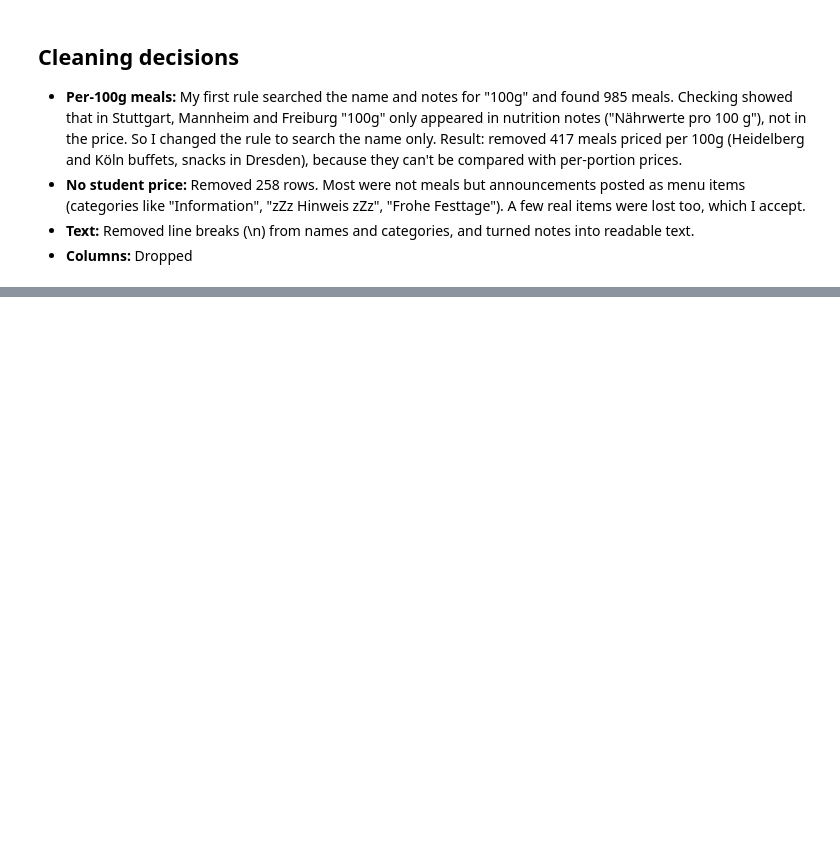
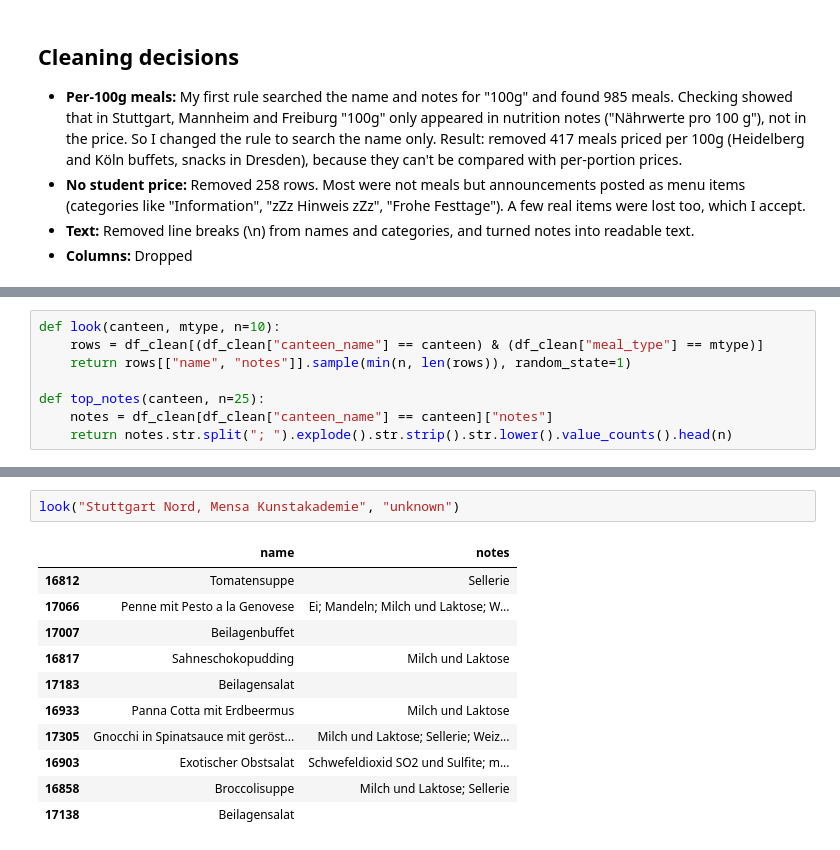
Before and after one commit to jasmeetkaurpelia/mensa-cost-of-living-analysis, a Jupyter notebook: notebooks/02_cleaning.ipynb, the cells around one changed output, grey strips where cells are left out. Cells and saved outputs as stored; diff of their text form; blank space fills up the shorter version.

```diff
--- a/notebooks/02_cleaning.ipynb
+++ b/notebooks/02_cleaning.ipynb
@@ -316,0 +460,8 @@ df_clean.to_csv("../data/processed/meals_clean.csv", index=False)
+# %%
+def look(canteen, mtype, n=10):
+    rows = df_clean[(df_clean["canteen_name"] == canteen) & (df_clean["meal_type"] == mtype)]
+    return rows[["name", "notes"]].sample(min(n, len(rows)), random_state=1)
+
+def top_notes(canteen, n=25):
+    notes = df_clean[df_clean["canteen_name"] == canteen]["notes"]
+    return notes.str.split("; ").explode().str.strip().str.lower().value_counts().head(n)
@@ -316,0 +536,14 @@ df_clean.to_csv("../data/processed/meals_clean.csv", index=False)
+# %%
+look("Stuttgart Nord, Mensa Kunstakademie", "unknown")
+# %% [output]
+|  | name | notes |
+| 16812 | Tomatensuppe | Sellerie |
+| 17066 | Penne mit Pesto a la Genovese | Ei; Mandeln; Milch und Laktose; W... |
+| 17007 | Beilagenbuffet |  |
+| 16817 | Sahneschokopudding | Milch und Laktose |
+| 17183 | Beilagensalat |  |
+| 16933 | Panna Cotta mit Erdbeermus | Milch und Laktose |
+| 17305 | Gnocchi in Spinatsauce mit geröst... | Milch und Laktose; Sellerie; Weiz... |
+| 16903 | Exotischer Obstsalat | Schwefeldioxid SO2 und Sulfite; m... |
+| 16858 | Broccolisuppe | Milch und Laktose; Sellerie |
+| 17138 | Beilagensalat |  |
```
Also changed, not shown: parts of 17 cells of this notebook.
